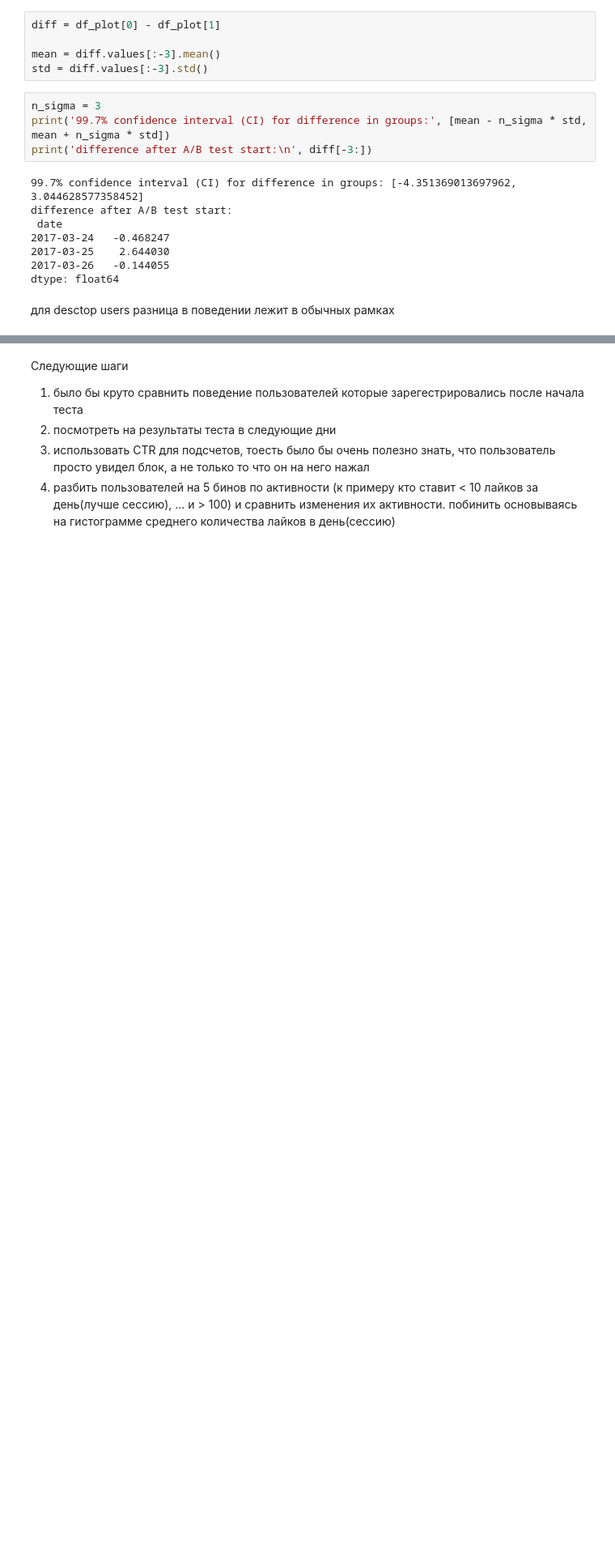
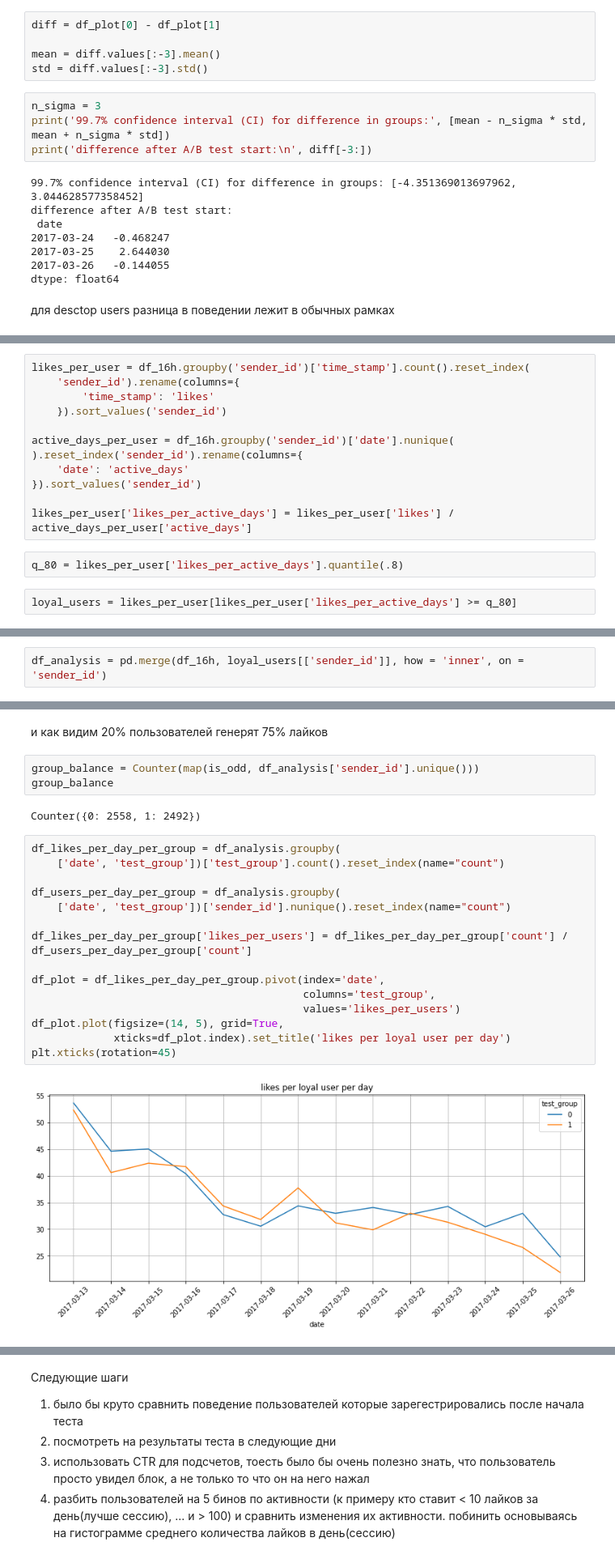
Before and after one commit to danilpolkov/appflame, a Jupyter notebook: notebooks/AB_test.ipynb, the cells around one changed output, grey strips where cells are left out. Shown at 81% size. Saved outputs shown, nothing was run; the diff lists cells and outputs as text; blank space fills up the shorter version.

Commit message:
ab_test_loyal_users

```diff
--- a/notebooks/AB_test.ipynb
+++ b/notebooks/AB_test.ipynb
@@ -337,0 +383,16 @@ dtype: float64
+# %%
+likes_per_user = df_16h.groupby('sender_id')['time_stamp'].count().reset_index(
+    'sender_id').rename(columns={
+        'time_stamp': 'likes'
+    }).sort_values('sender_id')
+
+active_days_per_user = df_16h.groupby('sender_id')['date'].nunique(
+).reset_index('sender_id').rename(columns={
+    'date': 'active_days'
+}).sort_values('sender_id')
+
+likes_per_user['likes_per_active_days'] = likes_per_user['likes'] / active_days_per_user['active_days']
+# %%
+q_80 = likes_per_user['likes_per_active_days'].quantile(.8)
+# %%
+loyal_users = likes_per_user[likes_per_user['likes_per_active_days'] >= q_80]
@@ -337,0 +413,2 @@ dtype: float64
+# %%
+df_analysis = pd.merge(df_16h, loyal_users[['sender_id']], how = 'inner', on = 'sender_id')
@@ -337,0 +419,24 @@ dtype: float64
+# %% [markdown]
+и как видим 20% пользователей генерят 75% лайков
+# %%
+group_balance = Counter(map(is_odd, df_analysis['sender_id'].unique()))
+group_balance
+# %% [output]
+Counter({0: 2558, 1: 2492})
+# %%
+df_likes_per_day_per_group = df_analysis.groupby(
+    ['date', 'test_group'])['test_group'].count().reset_index(name="count")
+
+df_users_per_day_per_group = df_analysis.groupby(
+    ['date', 'test_group'])['sender_id'].nunique().reset_index(name="count")
+
+df_likes_per_day_per_group['likes_per_users'] = df_likes_per_day_per_group['count'] / df_users_per_day_per_group['count']
+
+df_plot = df_likes_per_day_per_group.pivot(index='date',
+                                           columns='test_group',
+                                           values='likes_per_users')
+df_plot.plot(figsize=(14, 5), grid=True,
+             xticks=df_plot.index).set_title('likes per loyal user per day')
+plt.xticks(rotation=45)
+# %% [output]
+[figure, added]
```
Also changed, not shown: parts of 21 cells of this notebook.
